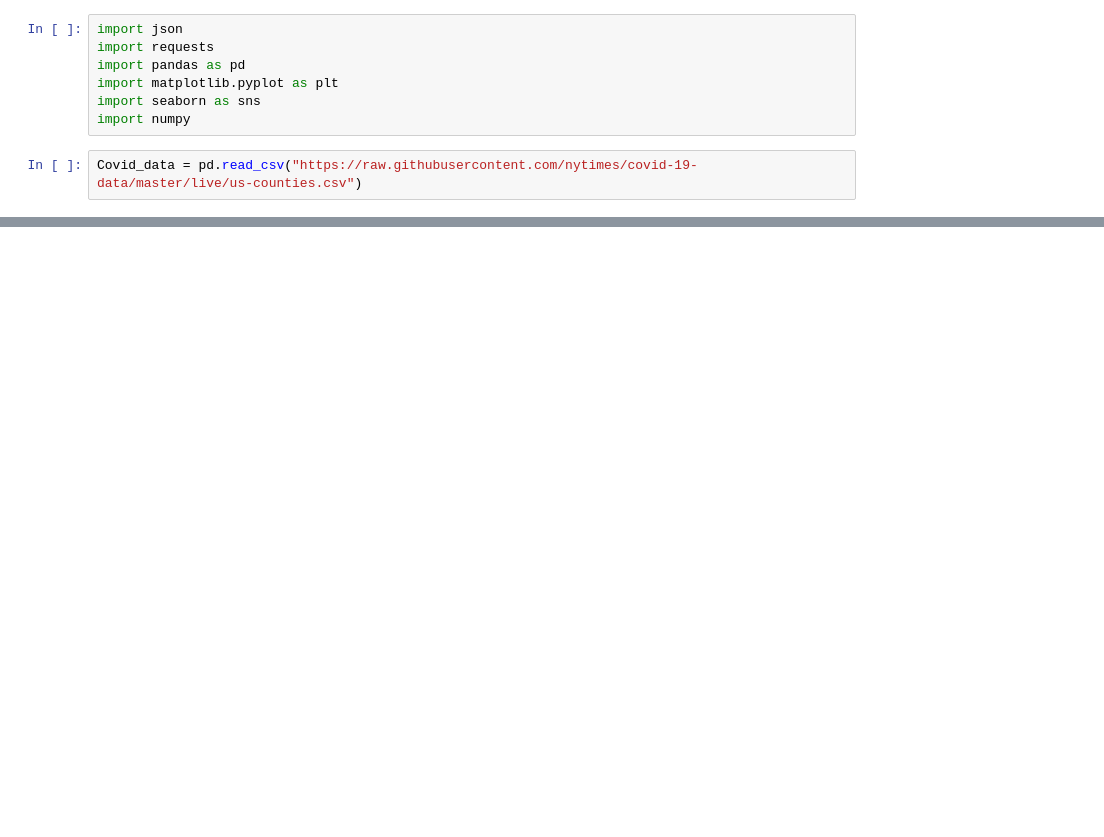
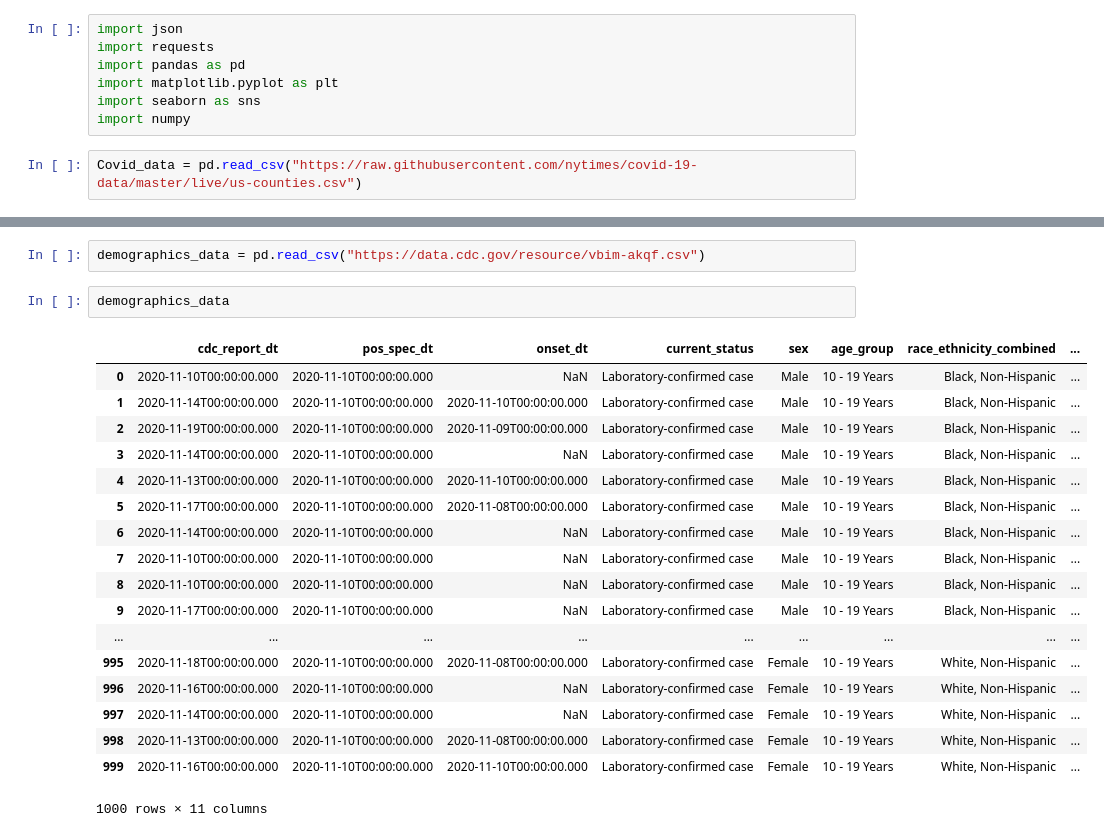
Before and after one commit to dcrago/Team50_Project, a Jupyter notebook: Team_50_Project.ipynb, the cells around one changed output, grey strips where cells are left out. Saved outputs shown, nothing was run; the diff lists cells and outputs as text; blank space fills up the shorter version.

Commit message:
Added demographics data

```diff
--- a/Team_50_Project.ipynb
+++ b/Team_50_Project.ipynb
@@ -52,0 +153,23 @@ NameError: name 'pd' is not defined
+# %%
+demographics_data = pd.read_csv("https://data.cdc.gov/resource/vbim-akqf.csv")
+# %%
+demographics_data
+# %% [output]
+|  | cdc_report_dt | pos_spec_dt | onset_dt | current_status | sex | age_group | race_ethnicity_combined | ... |
+| 0 | 2020-11-10T00:00:00.000 | 2020-11-10T00:00:00.000 | NaN | Laboratory-confirmed case | Male | 10 - 19 Years | Black, Non-Hispanic | ... |
+| 1 | 2020-11-14T00:00:00.000 | 2020-11-10T00:00:00.000 | 2020-11-10T00:00:00.000 | Laboratory-confirmed case | Male | 10 - 19 Years | Black, Non-Hispanic | ... |
+| 2 | 2020-11-19T00:00:00.000 | 2020-11-10T00:00:00.000 | 2020-11-09T00:00:00.000 | Laboratory-confirmed case | Male | 10 - 19 Years | Black, Non-Hispanic | ... |
+| 3 | 2020-11-14T00:00:00.000 | 2020-11-10T00:00:00.000 | NaN | Laboratory-confirmed case | Male | 10 - 19 Years | Black, Non-Hispanic | ... |
+| 4 | 2020-11-13T00:00:00.000 | 2020-11-10T00:00:00.000 | 2020-11-10T00:00:00.000 | Laboratory-confirmed case | Male | 10 - 19 Years | Black, Non-Hispanic | ... |
+| 5 | 2020-11-17T00:00:00.000 | 2020-11-10T00:00:00.000 | 2020-11-08T00:00:00.000 | Laboratory-confirmed case | Male | 10 - 19 Years | Black, Non-Hispanic | ... |
+| 6 | 2020-11-14T00:00:00.000 | 2020-11-10T00:00:00.000 | NaN | Laboratory-confirmed case | Male | 10 - 19 Years | Black, Non-Hispanic | ... |
+| 7 | 2020-11-10T00:00:00.000 | 2020-11-10T00:00:00.000 | NaN | Laboratory-confirmed case | Male | 10 - 19 Years | Black, Non-Hispanic | ... |
+| 8 | 2020-11-10T00:00:00.000 | 2020-11-10T00:00:00.000 | NaN | Laboratory-confirmed case | Male | 10 - 19 Years | Black, Non-Hispanic | ... |
+| 9 | 2020-11-17T00:00:00.000 | 2020-11-10T00:00:00.000 | NaN | Laboratory-confirmed case | Male | 10 - 19 Years | Black, Non-Hispanic | ... |
+| ... | ... | ... | ... | ... | ... | ... | ... | ... |
+| 995 | 2020-11-18T00:00:00.000 | 2020-11-10T00:00:00.000 | 2020-11-08T00:00:00.000 | Laboratory-confirmed case | Female | 10 - 19 Years | White, Non-Hispanic | ... |
+| 996 | 2020-11-16T00:00:00.000 | 2020-11-10T00:00:00.000 | NaN | Laboratory-confirmed case | Female | 10 - 19 Years | White, Non-Hispanic | ... |
+| 997 | 2020-11-14T00:00:00.000 | 2020-11-10T00:00:00.000 | NaN | Laboratory-confirmed case | Female | 10 - 19 Years | White, Non-Hispanic | ... |
+| 998 | 2020-11-13T00:00:00.000 | 2020-11-10T00:00:00.000 | 2020-11-08T00:00:00.000 | Laboratory-confirmed case | Female | 10 - 19 Years | White, Non-Hispanic | ... |
+| 999 | 2020-11-16T00:00:00.000 | 2020-11-10T00:00:00.000 | 2020-11-10T00:00:00.000 | Laboratory-confirmed case | Female | 10 - 19 Years | White, Non-Hispanic | ... |
+1000 rows × 11 columns
```
Also changed, not shown: parts of 10 cells of this notebook.
